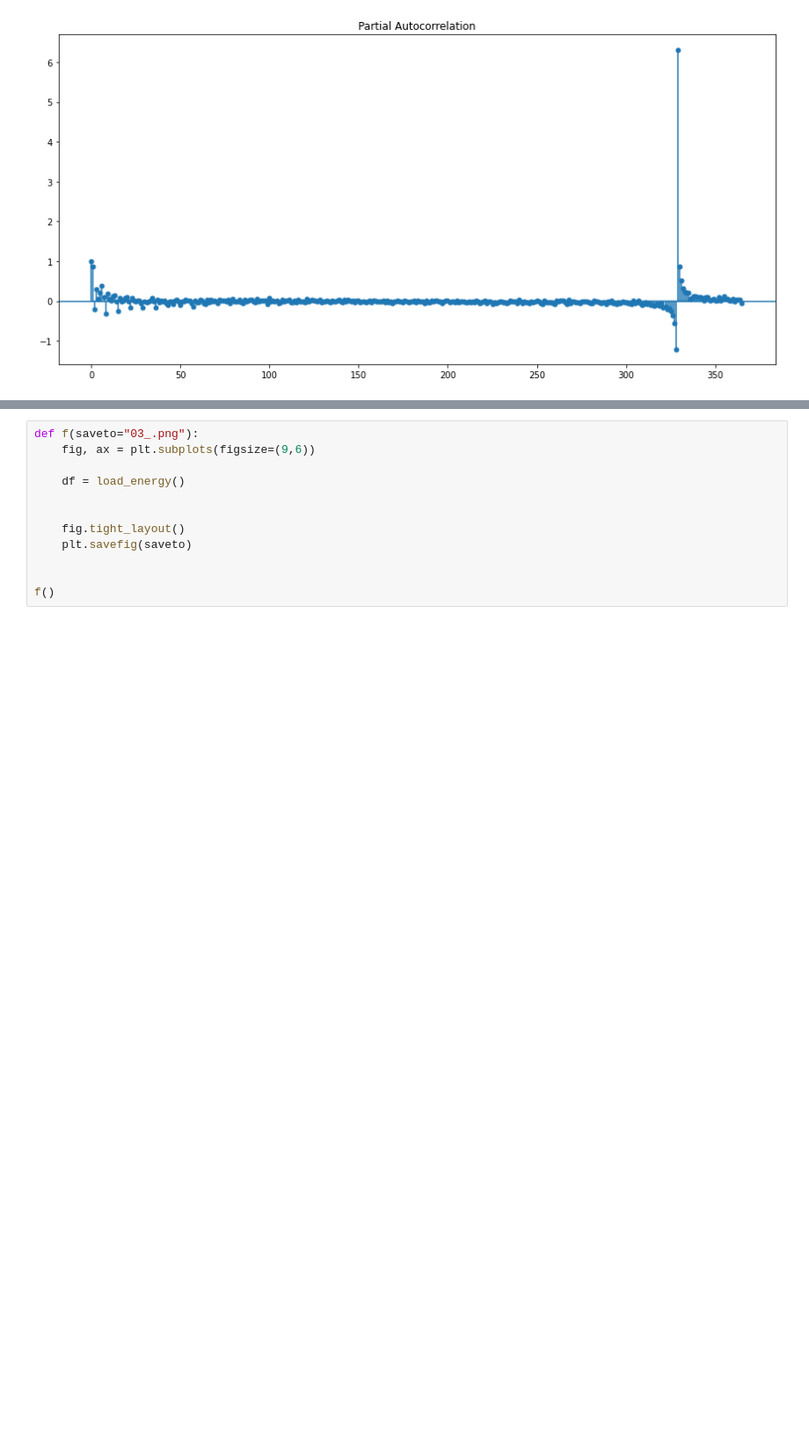
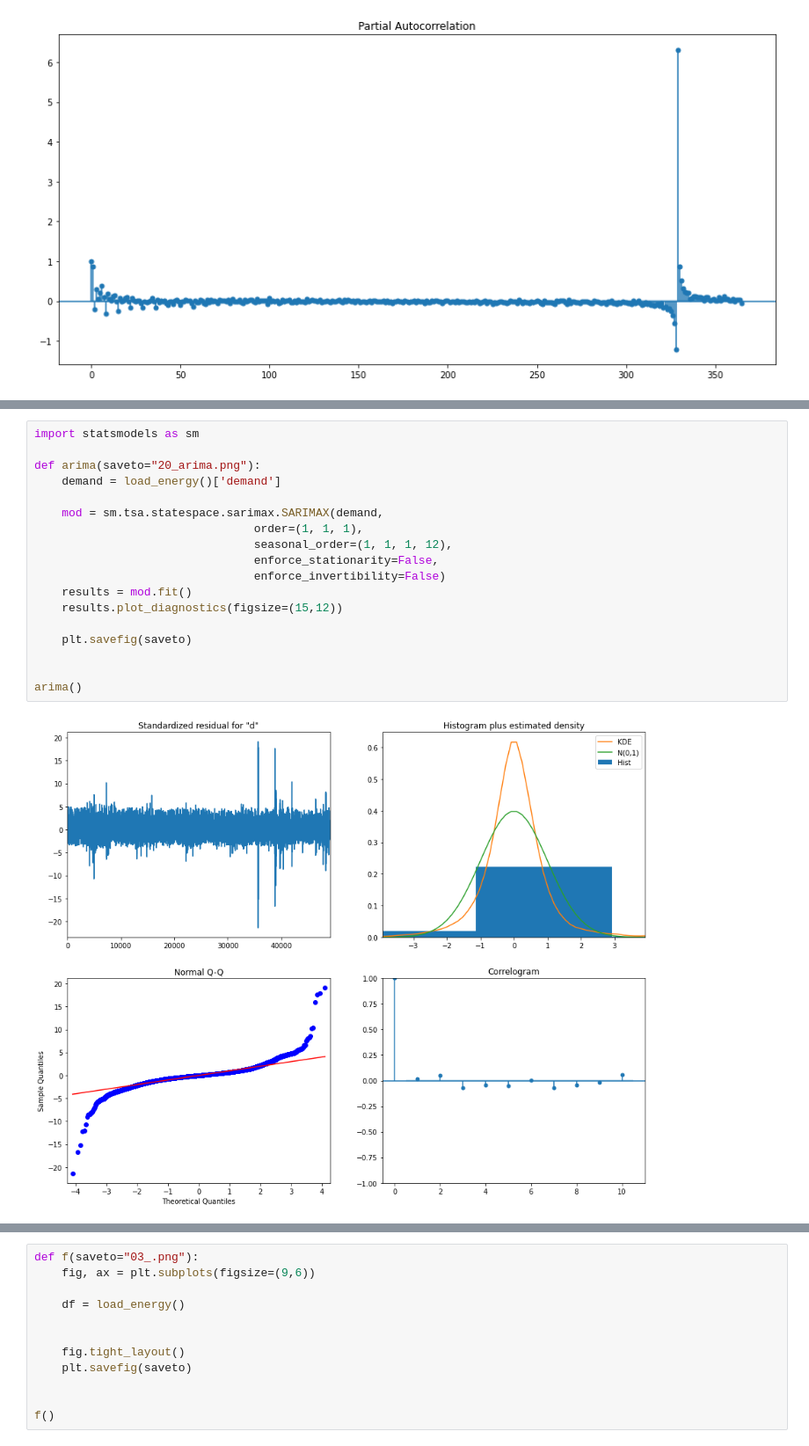
Before and after one commit to georgetown-analytics/XBUS-515.Time-Series-Analyses-and-Databases, a Jupyter notebook: figures/figures.ipynb, the cells around one changed output, grey strips where cells are left out. Shown at 88% size. Saved outputs shown, nothing was run; the diff lists cells and outputs as text; blank space fills up the shorter version.

```diff
--- a/figures/figures.ipynb
+++ b/figures/figures.ipynb
@@ -436,0 +493,20 @@ partial_autocorrelation()
+# %%
+import statsmodels as sm
+
+def arima(saveto="20_arima.png"):
+    demand = load_energy()['demand']
+
+    mod = sm.tsa.statespace.sarimax.SARIMAX(demand,
+                                order=(1, 1, 1),
+                                seasonal_order=(1, 1, 1, 12),
+                                enforce_stationarity=False,
+                                enforce_invertibility=False)
+    results = mod.fit()
+    results.plot_diagnostics(figsize=(15,12))
+
+    plt.savefig(saveto)
+
+
+arima()
+# %% [output]
+[figure, added]
```
Also changed, not shown: parts of 4 cells of this notebook, 7 other files.
